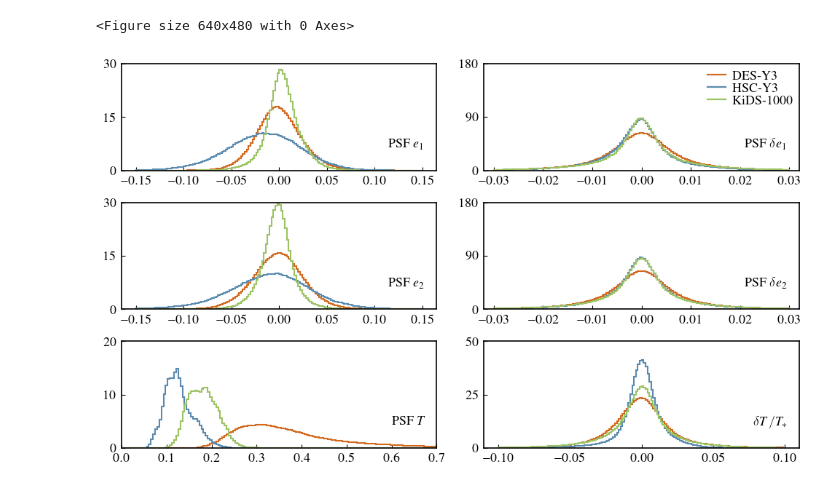
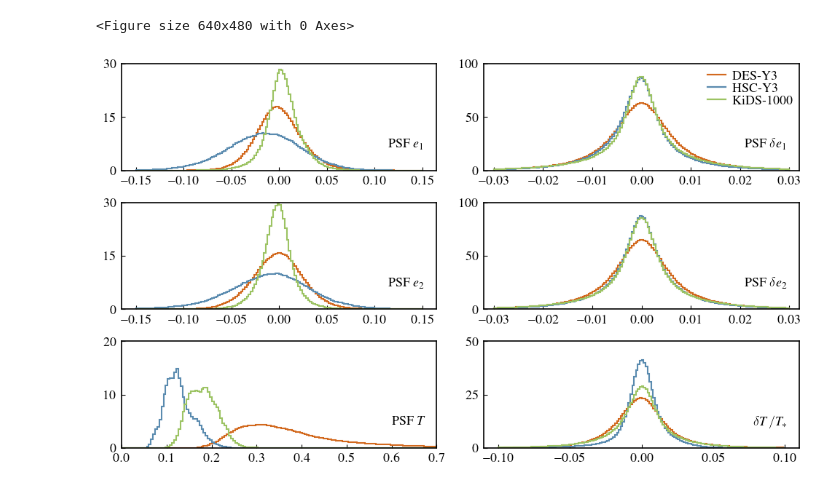
Before and after one commit to LSSTDESC/nulltests_txpipe, a Jupyter notebook: paper_plots/Fig3/PSFHistogramPlot.ipynb, the cells around one changed output. Drawn from its saved outputs; the diff is of its cells as text; code cells hidden in the pictures.

```diff
--- a/paper_plots/Fig3/PSFHistogramPlot.ipynb
+++ b/paper_plots/Fig3/PSFHistogramPlot.ipynb
@@ -61,12 +61,12 @@ ax1.plot(np.linspace(-1000,-1001,3),color=descol,lw=1.6,label='DES-Y3')
 ax1.plot(np.linspace(-1000,-1001,3),color=hsccol,lw=1.6,label='HSC-Y3')
 ax1.plot(np.linspace(-1000,-1001,3),color=kidscol,lw=1.6,label='KiDS-1000')
 ax1.set_xlim(-0.032,0.032)
-ax1.set_ylim(0,180)
+ax1.set_ylim(0,100)
 ax1.legend(frameon=False,loc = 'upper right', labelspacing=0.03,ncol=1,handletextpad=0.5,columnspacing=0.2,handlelength=1.4,borderaxespad=0.1)
 ax1.text(0.96,0.3,r'${\rm PSF}\ \delta e_{1}$',transform=ax1.transAxes,ha='right',va='top',size=13)
 ax1.tick_params(axis="both",which='both',direction="in")
 ax1.tick_params(axis='both', which='major', pad=5)
-ax1.set_yticks([0,90,180])
+ax1.set_yticks([0,50,100])
 
 ax2 = plt.subplot(gs[2])
 ax2.hist((desy3_s['stars/model_e2'][:]),bins=150,range=[-0.15,0.15],histtype='step',color=descol,density=True,lw=1.5)
@@ -83,11 +83,11 @@ ax3.hist((desy3_s['stars/measured_e2'][:]- desy3_s['stars/model_e2'][:]),bins=15
 ax3.hist((-2*hscy3_s['stars/measured_e2'][:]+ 2*hscy3_s['stars/model_e2'][:]),bins=150,range=[-0.03,0.03],histtype='step',color=hsccol,density=True,lw=1.5)
 ax3.hist((kids_s['stars/measured_e2'][:]- kids_s['stars/model_e2'][:]),bins=150,range=[-0.03,0.03],histtype='step',color=kidscol,density=True,lw=1.5)
 ax3.set_xlim(-0.032,0.032)
-ax3.set_ylim(0,180)
+ax3.set_ylim(0,100)
 ax3.text(0.96,0.3,r'${\rm PSF}\ \delta e_{2}$',transform=ax3.transAxes,ha='right',va='top',size=13)
 ax3.tick_params(axis="both",which='both',direction="in")
 ax3.tick_params(axis='both', which='major', pad=5)
-ax3.set_yticks([0,90,180])
+ax3.set_yticks([0,50,100])
 
 ax4 = plt.subplot(gs[4])
 ax4.hist(desy3_s['stars/model_T'][:],bins=150,range=[0,0.7],histtype='step',color=descol,density=True,lw=1.5)
@@ -97,31 +97,31 @@ ax4.set_xlim(0,0.7)
 ax4.set_ylim(0,20)
 ax4.text(0.96,0.3,r'${\rm PSF}\ T$',transform=ax4.transAxes,ha='right',va='top',size=13)
 ax4.tick_params(axis="both",which='both',direction="in")
 ax4.tick_params(axis='both', which='major', pad=5)
 ax4.set_yticks([0,10,20])
 
 ax5 = plt.subplot(gs[5])
 ax5.hist((desy3_s['stars/measured_T'][:]- desy3_s['stars/model_T'][:])/desy3_s['stars/measured_T'][:],bins=150,range=[-0.1,0.1],histtype='step',color=descol,density=True,lw=1.5)
 ax5.hist((hscy3_s['stars/measured_T'][:]- hscy3_s['stars/model_T'][:])/hscy3_s['stars/measured_T'][:],bins=150,range=[-0.1,0.1],histtype='step',color=hsccol,density=True,lw=1.5)
 ax5.hist((kids_s['stars/measured_T'][:]- kids_s['stars/model_T'][:])/kids_s['stars/measured_T'][:],bins=150,range=[-0.1,0.1],histtype='step',color=kidscol,density=True,lw=1.5)
 ax5.set_xlim(-0.11,0.11)
 ax5.set_ylim(0,50)
 ax5.text(0.96,0.3,r'$\delta T/ T_{\rm *}$',transform=ax5.transAxes,ha='right',va='top',size=13)
 ax5.tick_params(axis="both",which='both',direction="in")
 ax5.tick_params(axis='both', which='major', pad=5)
 ax5.set_yticks([0,25,50])
 
 
 for axis in ['top','bottom','left','right']:
     ax0.spines[axis].set_linewidth(1.2)
     ax1.spines[axis].set_linewidth(1.2)
     ax2.spines[axis].set_linewidth(1.2)
     ax3.spines[axis].set_linewidth(1.2)
     ax4.spines[axis].set_linewidth(1.2)
     ax5.spines[axis].set_linewidth(1.2)
 
 
 plt.savefig('psf_histograms.pdf',dpi=200)
 # %% [output]
 <Figure size 640x480 with 0 Axes>
-[figure, old version]
+[figure, new version]
```
Also changed, not shown: 3 other files.
